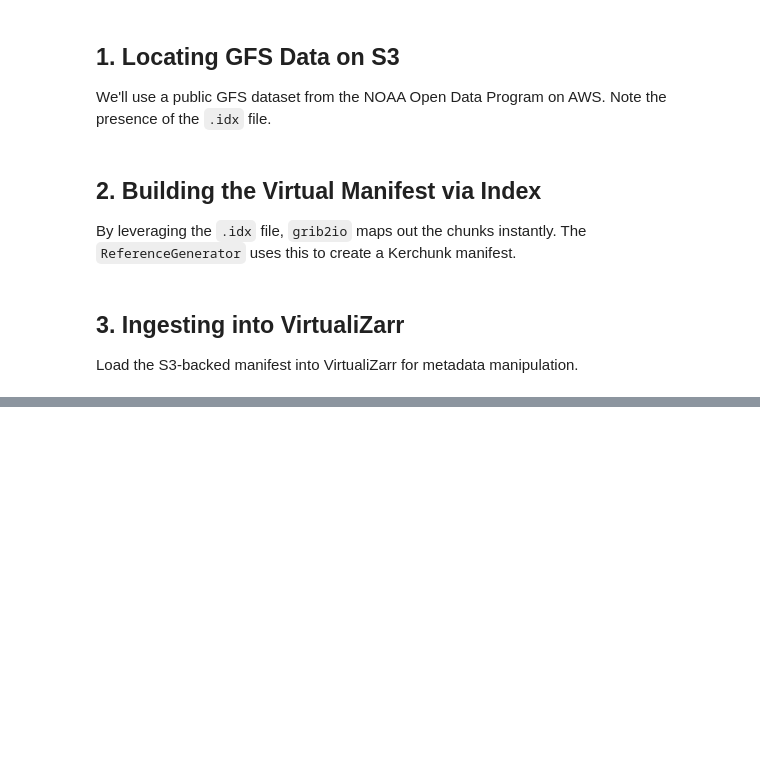
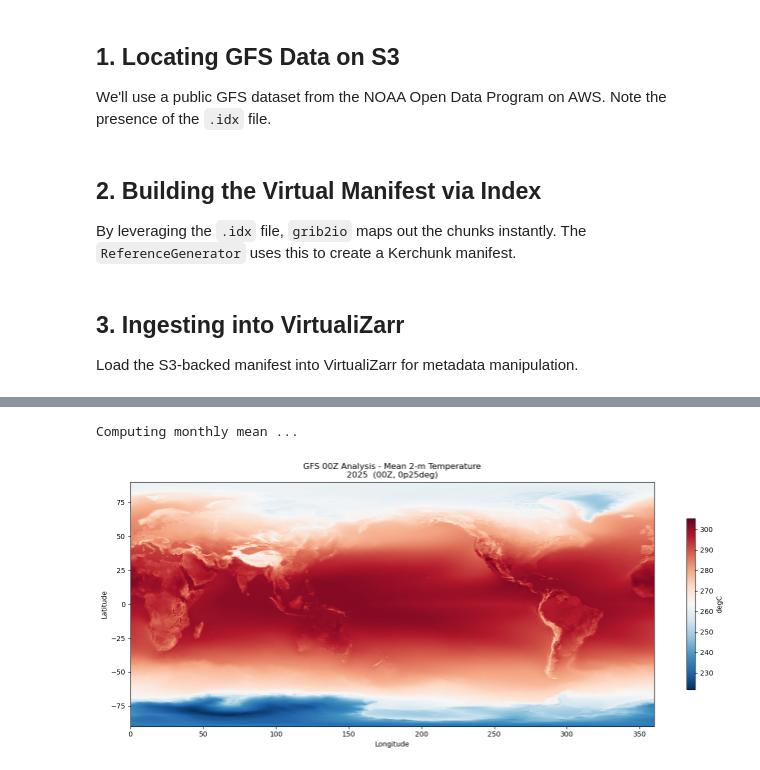
Before and after one commit to NOAA-MDL/grib2io, a Jupyter notebook: demos/grib2io_s3_virtualizarr.ipynb, the cells around one changed output, grey strips where cells are left out. Cells and saved outputs as stored; diff of their text form; code cells hidden in the pictures; blank space fills up the shorter version.

```diff
--- a/demos/grib2io_s3_virtualizarr.ipynb
+++ b/demos/grib2io_s3_virtualizarr.ipynb
@@ -124,0 +281,7 @@ if "TMP" in ds.data_vars:
+# %%
+# Data stays lazy until computed. Only the bytes needed are fetched from S3.
+t2m = ds_year["TMP"].isel(height_above_ground=0)  # 2 m level
+
+t0 = time.perf_counter()
+jan_mean = float(t2m.isel(valid_time=slice(0, 31)).mean().compute()) - 273.15
+print(f"January global-mean 2 m T = {jan_mean:.2f} degC  ({time.perf_counter() - t0:.1f}s)")
@@ -124,0 +295,27 @@ if "TMP" in ds.data_vars:
+# %%
+print("Computing monthly mean ...")
+from matplotlib import pyplot as plt
+
+t2m_mean = t2m.mean("valid_time").compute()
+
+# ---- plot ----------------------------------------------------------------
+lats = t2m_mean.coords.get("latitude", t2m_mean.coords.get("y", None))
+lons = t2m_mean.coords.get("longitude", t2m_mean.coords.get("x", None))
+
+fig, ax = plt.subplots(figsize=(14, 6))
+if lats is not None and lons is not None:
+    pcm = ax.pcolormesh(lons, lats, t2m_mean.values, cmap="RdBu_r", shading="auto")
+    ax.set_xlabel("Longitude")
+    ax.set_ylabel("Latitude")
+else:
+    pcm = ax.imshow(t2m_mean.values, origin="upper", cmap="RdBu_r", aspect="auto")
+    ax.set_xlabel("x index")
+    ax.set_ylabel("y index")
+
+plt.colorbar(pcm, ax=ax, label="degC", shrink=0.7)
+ax.set_title(f"GFS 00Z Analysis - Mean 2-m Temperature\n{PERIOD_LABEL}  (00Z, {GRID}deg)")
+plt.tight_layout()
+plt.show()
+# %% [output]
+Computing monthly mean ...
+[figure, added]
```
Also changed, not shown: parts of 13 cells of this notebook, 12 other files.
